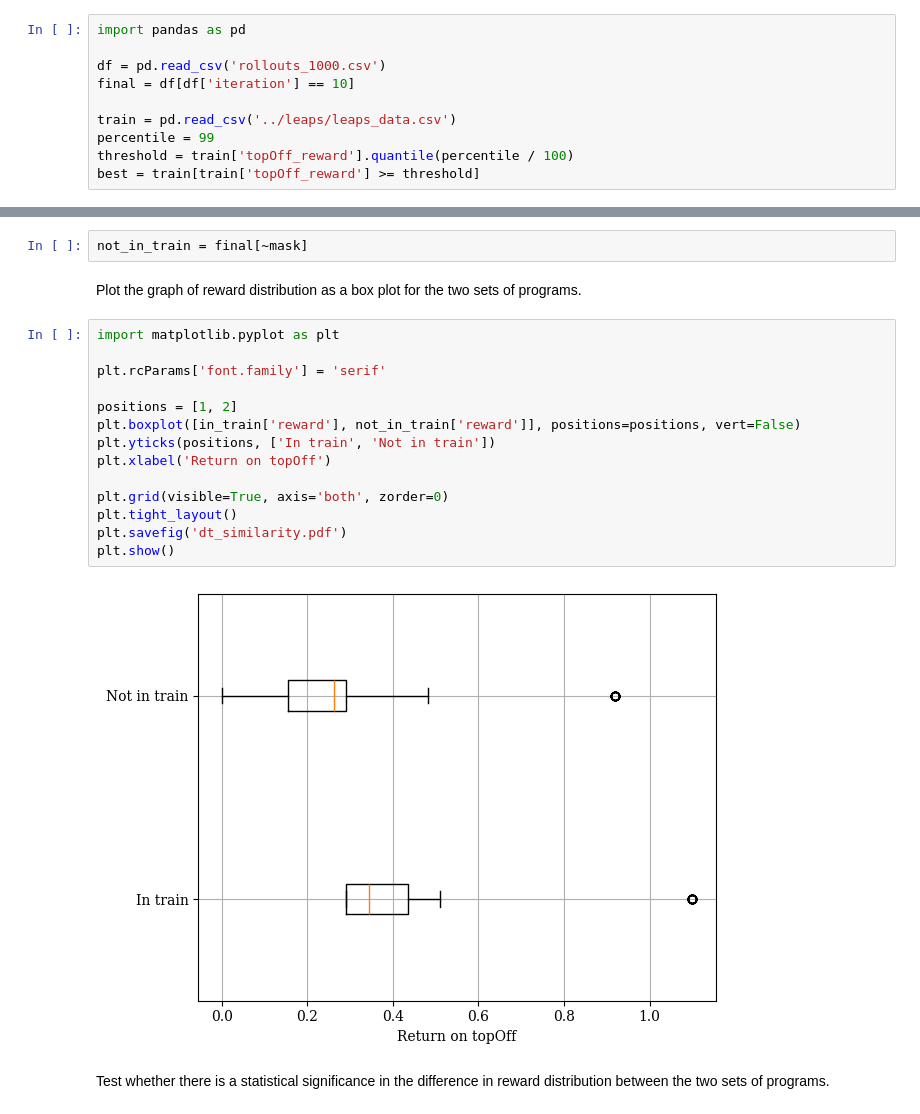
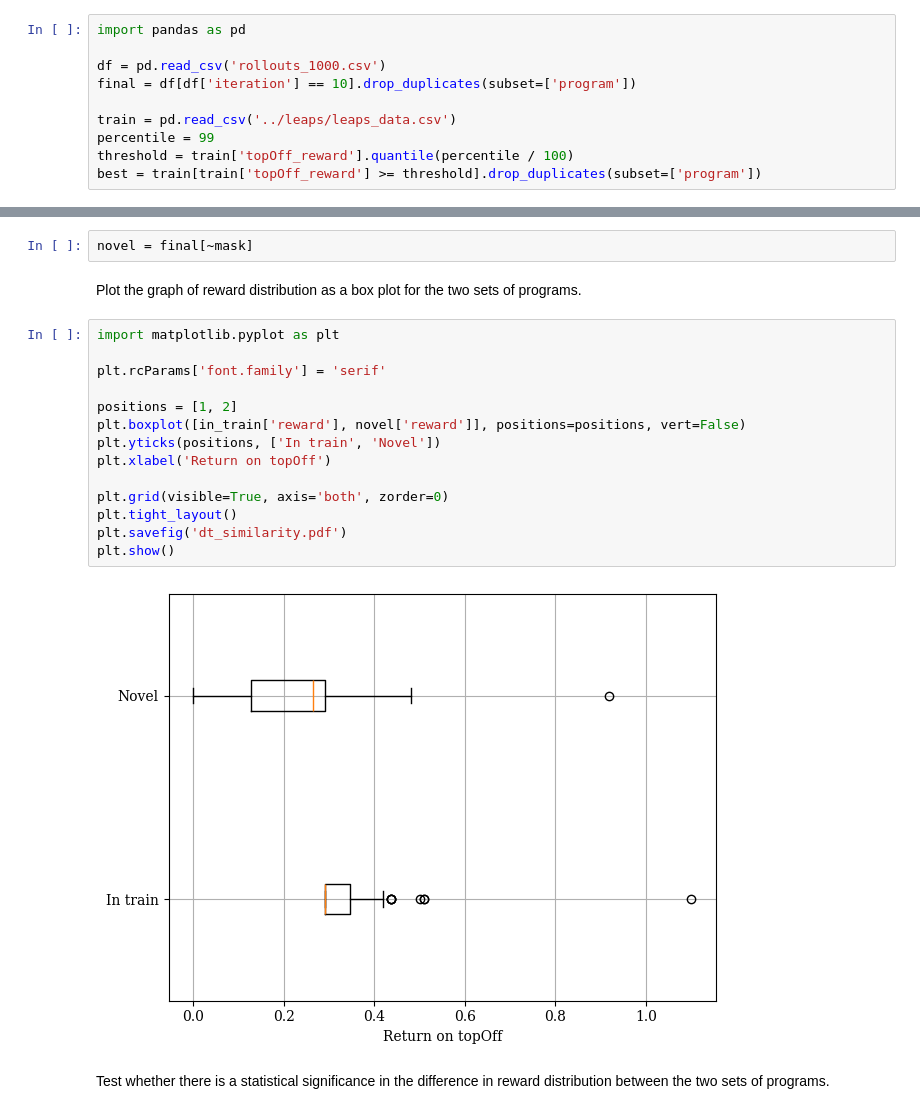
Before and after one commit to AbhijeetKrishnan/decision-transformer, a Jupyter notebook: karel/dt-training-analysis/gen_graph.ipynb, the cells around one changed output, grey strips where cells are left out. Cells and saved outputs as stored; diff of their text form.

```diff
--- a/karel/dt-training-analysis/gen_graph.ipynb
+++ b/karel/dt-training-analysis/gen_graph.ipynb
@@ -146,9 +146,9 @@ _Note: data is from the `topOff` task_
 import pandas as pd
 
 df = pd.read_csv('rollouts_1000.csv')
-final = df[df['iteration'] == 10]
+final = df[df['iteration'] == 10].drop_duplicates(subset=['program'])
 
 train = pd.read_csv('../leaps/leaps_data.csv')
 percentile = 99
 threshold = train['topOff_reward'].quantile(percentile / 100)
-best = train[train['topOff_reward'] >= threshold]
+best = train[train['topOff_reward'] >= threshold].drop_duplicates(subset=['program'])
@@ -182,25 +174,25 @@ There are 241 programs from the sampled programs that are present in the trainin
 # %% [markdown]
 What's the distribution of reward for the sampled programs that are present in the training dataset vs. those that are not?
 # %%
-not_in_train = final[~mask]
+novel = final[~mask]
 # %% [markdown]
 Plot the graph of reward distribution as a box plot for the two sets of programs.
 # %%
 import matplotlib.pyplot as plt
 
 plt.rcParams['font.family'] = 'serif'
 
 positions = [1, 2]
-plt.boxplot([in_train['reward'], not_in_train['reward']], positions=positions, vert=False)
-plt.yticks(positions, ['In train', 'Not in train'])
+plt.boxplot([in_train['reward'], novel['reward']], positions=positions, vert=False)
+plt.yticks(positions, ['In train', 'Novel'])
 plt.xlabel('Return on topOff')
 
 plt.grid(visible=True, axis='both', zorder=0)
 plt.tight_layout()
 plt.savefig('dt_similarity.pdf')
 plt.show()
 # %% [output]
-[figure, old version]
+[figure, new version]
 # %% [markdown]
 Test whether there is a statistical significance in the difference in reward distribution between the two sets of programs.
 # %%
```
Also changed, not shown: parts of 8 cells of this notebook.
